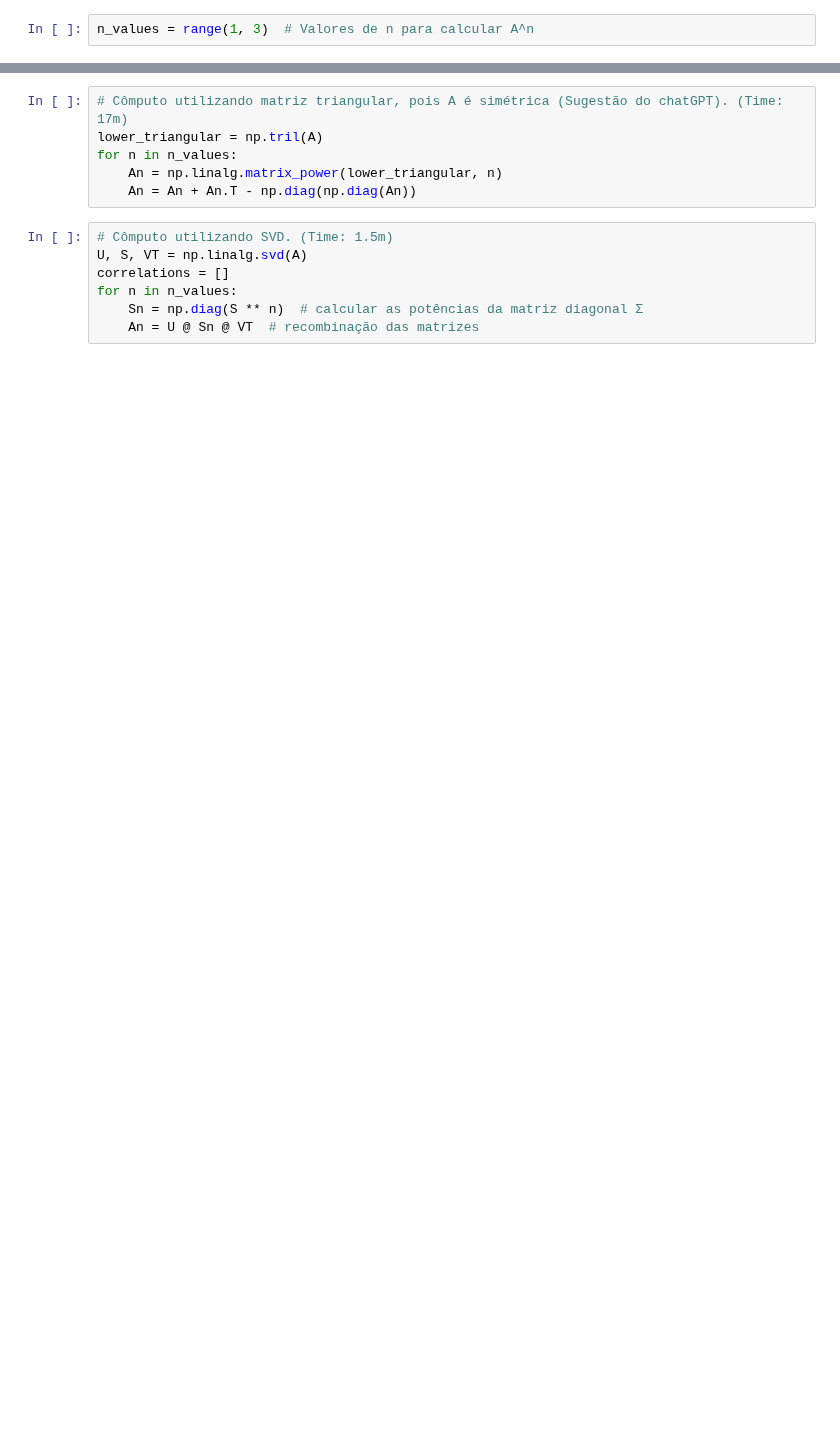
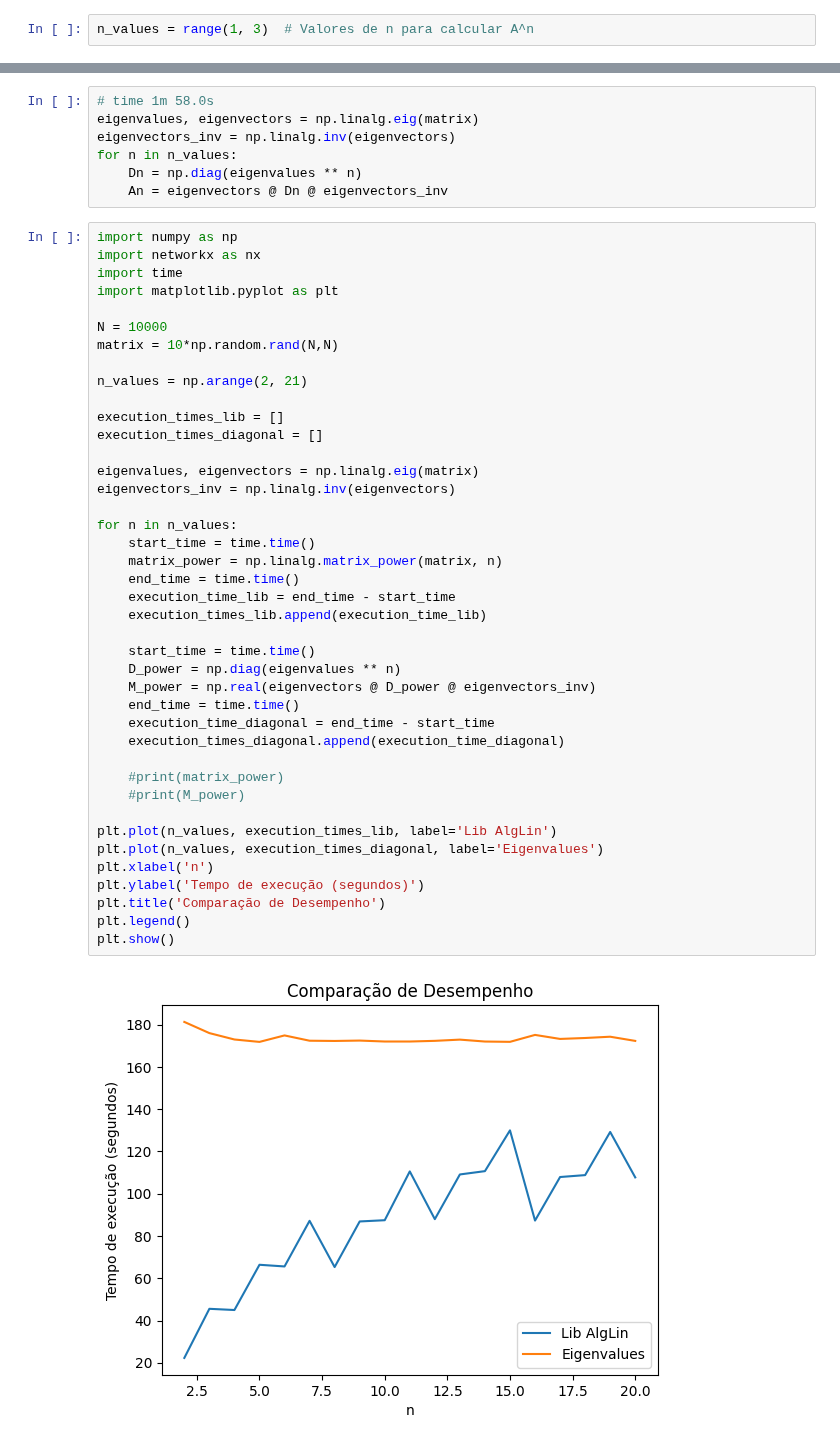
Before and after one commit to JunioCesarFerreira/ComplexNetworks, a Jupyter notebook: Exercises/Review/MatrixPower.ipynb, the cells around one changed output, grey strips where cells are left out. Cells and saved outputs as stored; diff of their text form; blank space fills up the shorter version.

Commit message:
update - MatrixPower and ShortestMatrix

```diff
--- a/Exercises/Review/MatrixPower.ipynb
+++ b/Exercises/Review/MatrixPower.ipynb
@@ -19,13 +18,50 @@ for n in n_values:
-# %%
-# Cômputo utilizando matriz triangular, pois A é simétrica (Sugestão do chatGPT). (Time: 17m)
-lower_triangular = np.tril(A)
-for n in n_values:
-    An = np.linalg.matrix_power(lower_triangular, n)
-    An = An + An.T - np.diag(np.diag(An))
-# %%
-# Cômputo utilizando SVD. (Time: 1.5m)
-U, S, VT = np.linalg.svd(A)
-correlations = []
-for n in n_values:
-    Sn = np.diag(S ** n)  # calcular as potências da matriz diagonal Σ
-    An = U @ Sn @ VT  # recombinação das matrizes
+# %%
+# time 1m 58.0s
+eigenvalues, eigenvectors = np.linalg.eig(matrix)
+eigenvectors_inv = np.linalg.inv(eigenvectors)
+for n in n_values:
+    Dn = np.diag(eigenvalues ** n)
+    An = eigenvectors @ Dn @ eigenvectors_inv
+# %%
+import numpy as np
+import networkx as nx
+import time
+import matplotlib.pyplot as plt
+
+N = 10000
+matrix = 10*np.random.rand(N,N)
+
+n_values = np.arange(2, 21)
+
+execution_times_lib = []
+execution_times_diagonal = []
+
+eigenvalues, eigenvectors = np.linalg.eig(matrix)
+eigenvectors_inv = np.linalg.inv(eigenvectors)
+
+for n in n_values:
+    start_time = time.time()
+    matrix_power = np.linalg.matrix_power(matrix, n)
+    end_time = time.time()
+    execution_time_lib = end_time - start_time
+    execution_times_lib.append(execution_time_lib)
+
+    start_time = time.time()
+    D_power = np.diag(eigenvalues ** n)
+    M_power = np.real(eigenvectors @ D_power @ eigenvectors_inv)
+    end_time = time.time()
+    execution_time_diagonal = end_time - start_time
+    execution_times_diagonal.append(execution_time_diagonal)
+
+    #print(matrix_power)
+    #print(M_power)
+
+plt.plot(n_values, execution_times_lib, label='Lib AlgLin')
+plt.plot(n_values, execution_times_diagonal, label='Eigenvalues')
+plt.xlabel('n')
+plt.ylabel('Tempo de execução (segundos)')
+plt.title('Comparação de Desempenho')
+plt.legend()
+plt.show()
+# %% [output]
+[figure, added]
```
Also changed, not shown: parts of 2 cells of this notebook, 1 other file.
